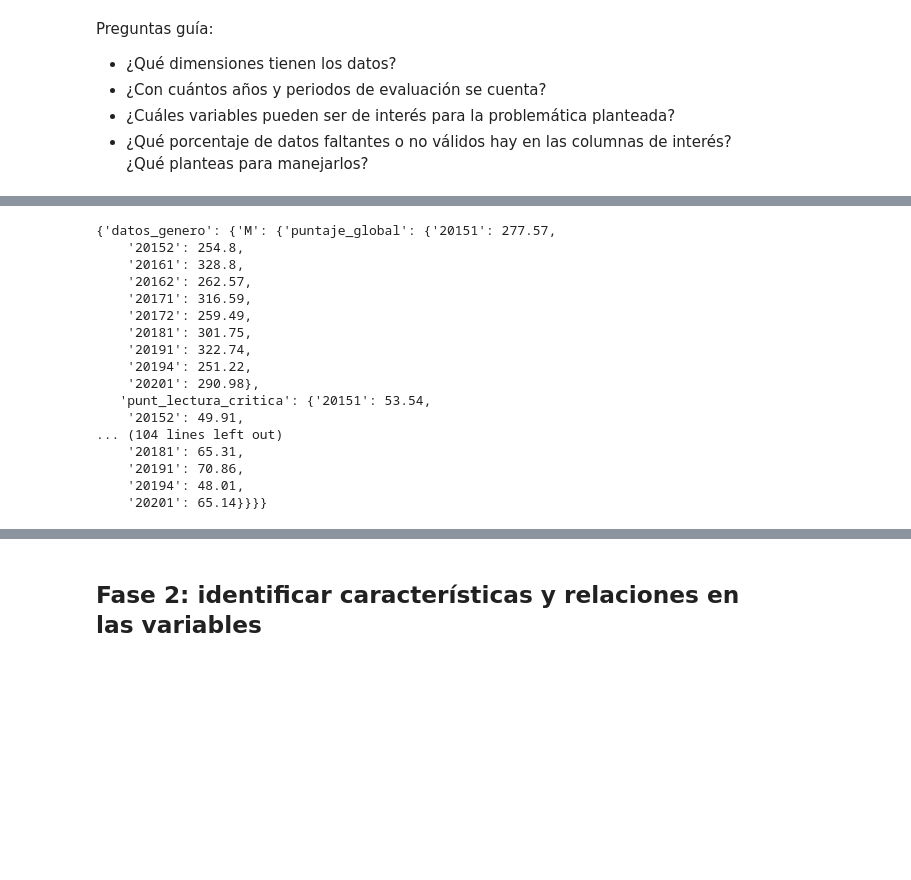
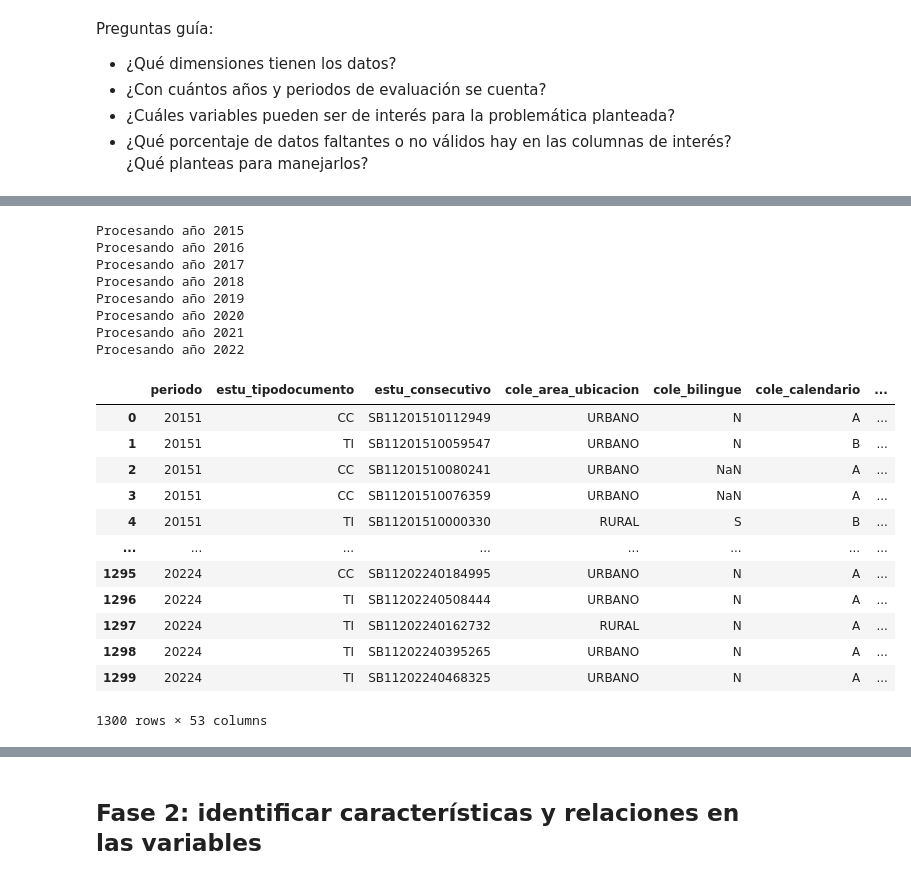
Before and after one commit to anfisbena/MIAD, a Jupyter notebook: LAB2/LABORATORIO - Enunciado.ipynb, the cells around one changed output, grey strips where cells are left out. Cells and saved outputs as stored; diff of their text form; code cells hidden in the pictures; blank space fills up the shorter version.

```diff
--- a/LAB2/LABORATORIO - Enunciado.ipynb
+++ b/LAB2/LABORATORIO - Enunciado.ipynb
@@ -120,20 +62,49 @@ Procesando año 2020
-# %%
-datos
-# %% [output]
-{'datos_genero': {'M': {'puntaje_global': {'20151': 277.57,
-    '20152': 254.8,
-    '20161': 328.8,
-    '20162': 262.57,
-    '20171': 316.59,
-    '20172': 259.49,
-    '20181': 301.75,
-    '20191': 322.74,
-    '20194': 251.22,
-    '20201': 290.98},
-   'punt_lectura_critica': {'20151': 53.54,
-    '20152': 49.91,
-... (104 lines left out)
-    '20181': 65.31,
-    '20191': 70.86,
-    '20194': 48.01,
-    '20201': 65.14}}}}
+# %%
+#Librerias
+import pandas as pd
+import numpy as np
+import plotly.graph_objects as go
+### Función para leer los datos de la API, recibe como parámetro el número de registros a leer
+
+def data(yinicial,yfinal,samples):
+  result=[]
+  for year in range(yinicial,yfinal+1):
+    print(f'Procesando año {year}')
+    for period in range(1, 5):
+        df=pd.read_json(f'https://www.datos.gov.co/resource/kgxf-xxbe.json?$limit=100&periodo={year}{period}')
+        if not df.empty:
+          df.dropna()
+          df['year'] = year
+          df['period'] = period
+          sample = df.sample(n=samples,random_state=420)
+          result.append(sample)
+          del df
+  return pd.concat(result, ignore_index=True)
+# %%
+yinicio=2015
+yfinal=2022
+samples=100
+dataset= data(yinicio,yfinal,samples)
+dataset
+# %% [output]
+Procesando año 2015
+Procesando año 2016
+Procesando año 2017
+Procesando año 2018
+Procesando año 2019
+Procesando año 2020
+Procesando año 2021
+Procesando año 2022
+|  | periodo | estu_tipodocumento | estu_consecutivo | cole_area_ubicacion | cole_bilingue | cole_calendario | ... |
+| 0 | 20151 | CC | SB11201510112949 | URBANO | N | A | ... |
+| 1 | 20151 | TI | SB11201510059547 | URBANO | N | B | ... |
+| 2 | 20151 | CC | SB11201510080241 | URBANO | NaN | A | ... |
+| 3 | 20151 | CC | SB11201510076359 | URBANO | NaN | A | ... |
+| 4 | 20151 | TI | SB11201510000330 | RURAL | S | B | ... |
+| ... | ... | ... | ... | ... | ... | ... | ... |
+| 1295 | 20224 | CC | SB11202240184995 | URBANO | N | A | ... |
+| 1296 | 20224 | TI | SB11202240508444 | URBANO | N | A | ... |
+| 1297 | 20224 | TI | SB11202240162732 | RURAL | N | A | ... |
+| 1298 | 20224 | TI | SB11202240395265 | URBANO | N | A | ... |
+| 1299 | 20224 | TI | SB11202240468325 | URBANO | N | A | ... |
+1300 rows × 53 columns
```
Also changed, not shown: parts of 7 cells of this notebook.
